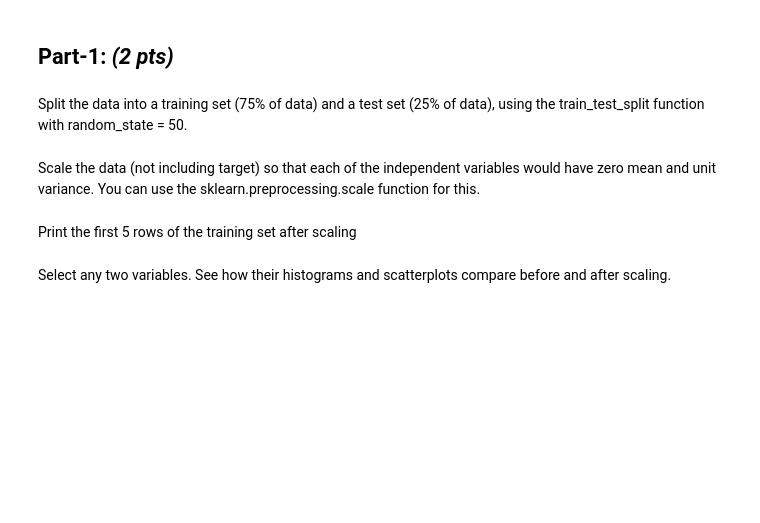
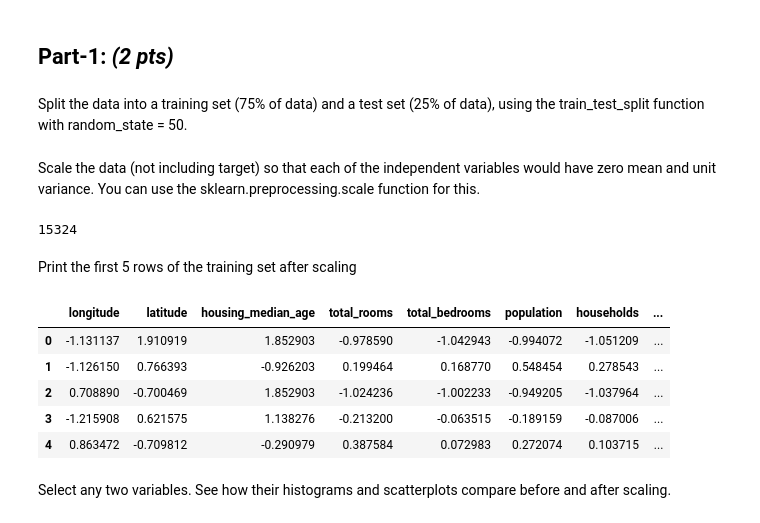
Before and after one commit to psinha25/ece381-aml, a Jupyter notebook: hw1/HW_1.ipynb, the cells around one changed output. Saved outputs shown, nothing was run; the diff lists cells and outputs as text; code cells hidden in the pictures; blank space fills up the shorter version.

```diff
--- a/hw1/HW_1.ipynb
+++ b/hw1/HW_1.ipynb
@@ -155,16 +155,27 @@ X_train, X_test, y_train, y_test = None
 Scale the data (not including target) so that each of the independent variables would have zero mean and unit variance. You can use the sklearn.preprocessing.scale function for this.
 # %%
 ##  START CODE  ## (2 lines of code)
-Xscaled_train = None
-Xscaled_test = None
+Xscaled_train = preprocessing.scale(X_train)
+Xscaled_test = preprocessing.scale(X_test)
 ##  END CODE    ##
 
 y_train = y_train.to_numpy()
 y_test = y_test.to_numpy()
+# %% [output]
+15324
 # %% [markdown]
 Print the first 5 rows of the training set after scaling
 # %%
 ##  START CODE  ##
+df_xscaled_train = pd.DataFrame(Xscaled_train, columns=X_train.columns)
+df_xscaled_train.head()
 ##  END CODE    ##
+# %% [output]
+|  | longitude | latitude | housing_median_age | total_rooms | total_bedrooms | population | households | ... |
+| 0 | -1.131137 | 1.910919 | 1.852903 | -0.978590 | -1.042943 | -0.994072 | -1.051209 | ... |
+| 1 | -1.126150 | 0.766393 | -0.926203 | 0.199464 | 0.168770 | 0.548454 | 0.278543 | ... |
+| 2 | 0.708890 | -0.700469 | 1.852903 | -1.024236 | -1.002233 | -0.949205 | -1.037964 | ... |
+| 3 | -1.215908 | 0.621575 | 1.138276 | -0.213200 | -0.063515 | -0.189159 | -0.087006 | ... |
+| 4 | 0.863472 | -0.709812 | -0.290979 | 0.387584 | 0.072983 | 0.272074 | 0.103715 | ... |
 # %% [markdown]
 Select any two variables. See how their histograms and scatterplots compare before and after scaling.
```
Also changed, not shown: parts of 13 cells of this notebook, 2 other files.
